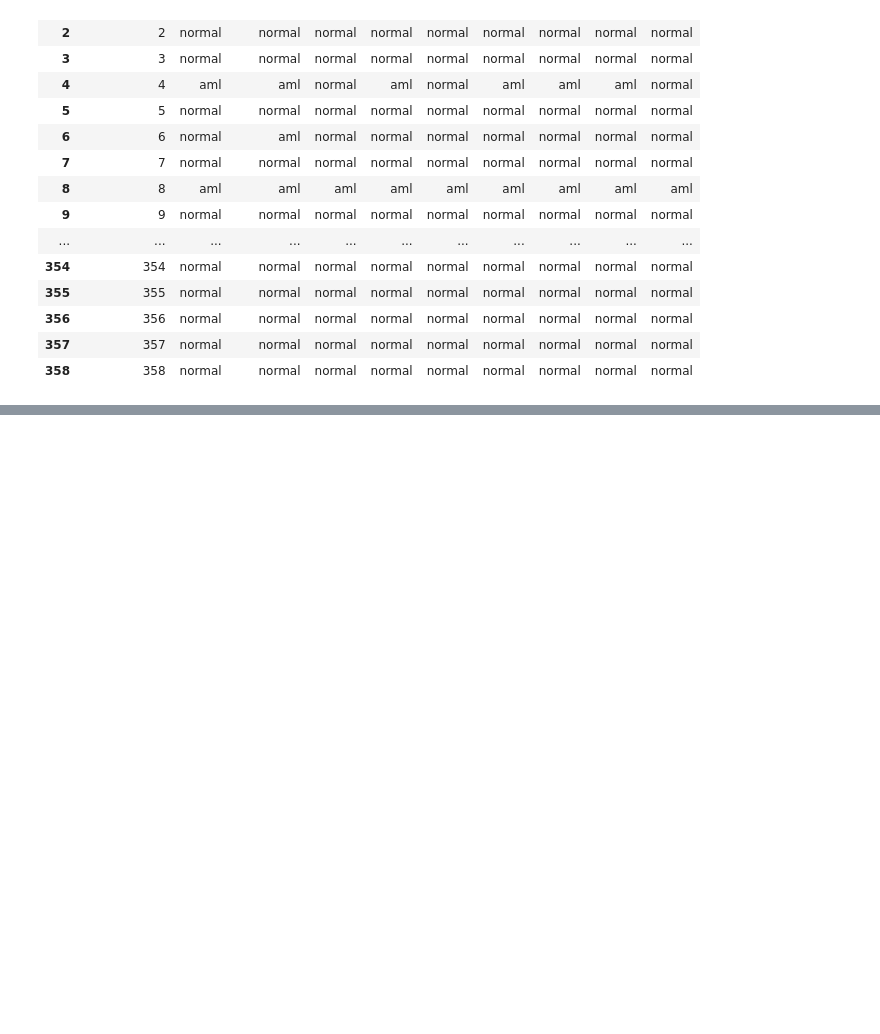
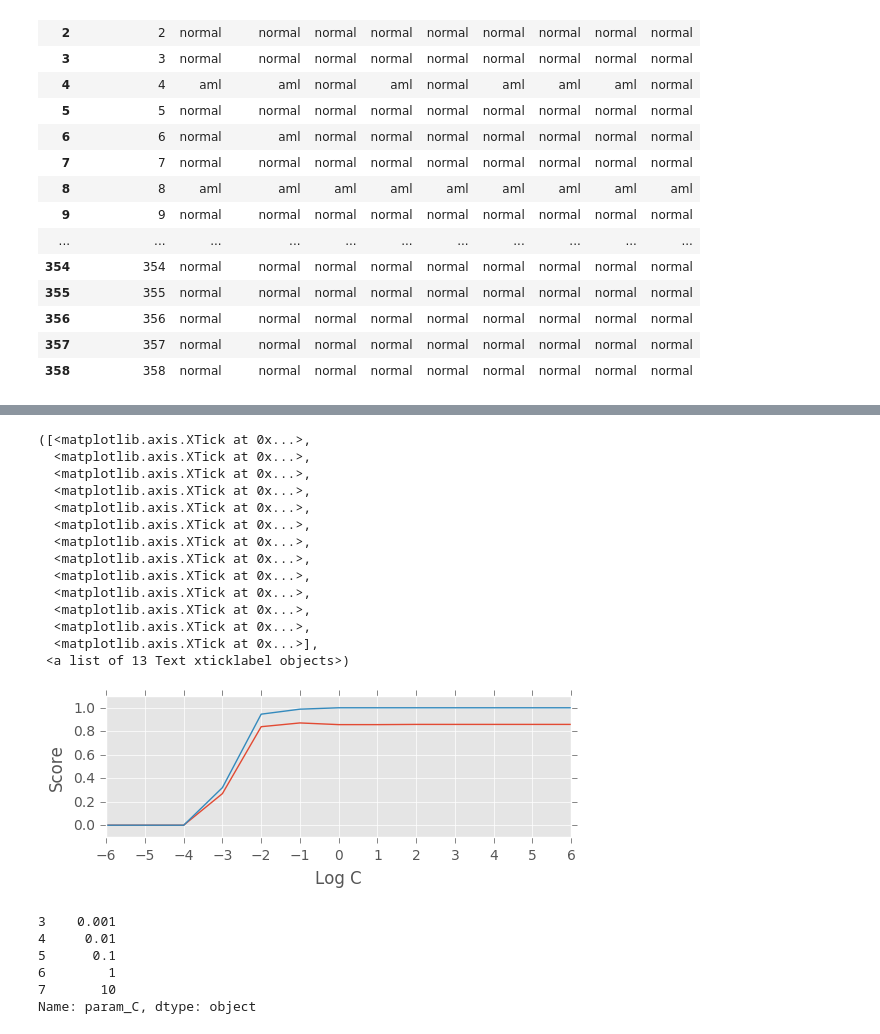
Before and after one commit to chengp3/Flow-Cytometry-ML, a Jupyter notebook: xdhist.ipynb, the cells around one changed output, grey strips where cells are left out. Drawn from its saved outputs; the diff is of its cells as text; code cells hidden in the pictures; blank space fills up the shorter version.

```diff
--- a/xdhist.ipynb
+++ b/xdhist.ipynb
@@ -348,0 +368,3 @@ Y
+# %%
+data = all_combos(2,2)
+data.shape
@@ -348,0 +374,17 @@ Y
+# %%
+Y = pd.read_csv('C:\\python27\\CAPSTONE\\Y.csv')
+
+    #Y = Y.drop(339,axis = 0).reset_index(drop = True)
+    #data = np.delete(data,339,0)
+XTRAIN = data
+YTRAIN = Y
+hiC = 6
+lowC = -6
+
+f1_scorer = metrics.make_scorer(metrics.f1_score, labels=['aml','normal'], pos_label='aml')
+algorithm, params, scoring = svm.LinearSVC(), {'C': np.logspace(lowC, hiC, hiC-lowC+1, endpoint=True)}, f1_scorer
+cv = model_selection.StratifiedShuffleSplit(n_splits=10, test_size=0.2, random_state=42)
+results = gridsearch(XTRAIN, YTRAIN, algorithm, params, cv, scoring)
+# %%
+r = results[range(2,5)]
+r
@@ -348,0 +422,40 @@ Y
+# %%
+import matplotlib.pyplot as plt
+%matplotlib inline
+
+plt.style.use('ggplot')
+plt.figure(1)
+plt.subplot(211)
+plt.plot(np.log10(r.ix[:,2].tolist()),r[[0]])
+plt.plot(np.log10(r.ix[:,2].tolist()),r[[1]])
+plt.ylim(-.1,1.1)
+plt.ylabel('Score')
+plt.xlabel('Log C')
+plt.xticks(range(-6,7))
+#f.subplots_adjust(bottom=0)
+#f.subplots_adjust(top=1)
+# %% [output]
+([<matplotlib.axis.XTick at 0x...>,
+  <matplotlib.axis.XTick at 0x...>,
+  <matplotlib.axis.XTick at 0x...>,
+  <matplotlib.axis.XTick at 0x...>,
+  <matplotlib.axis.XTick at 0x...>,
+  <matplotlib.axis.XTick at 0x...>,
+  <matplotlib.axis.XTick at 0x...>,
+  <matplotlib.axis.XTick at 0x...>,
+  <matplotlib.axis.XTick at 0x...>,
+  <matplotlib.axis.XTick at 0x...>,
+  <matplotlib.axis.XTick at 0x...>,
+  <matplotlib.axis.XTick at 0x...>,
+  <matplotlib.axis.XTick at 0x...>],
+ <a list of 13 Text xticklabel objects>)
+[figure, added]
+# %%
+r.ix[3:7,2]
+# %% [output]
+3    0.001
+4     0.01
+5      0.1
+6        1
+7       10
+Name: param_C, dtype: object
```
Also changed, not shown: parts of 13 cells of this notebook, 2 other files.
